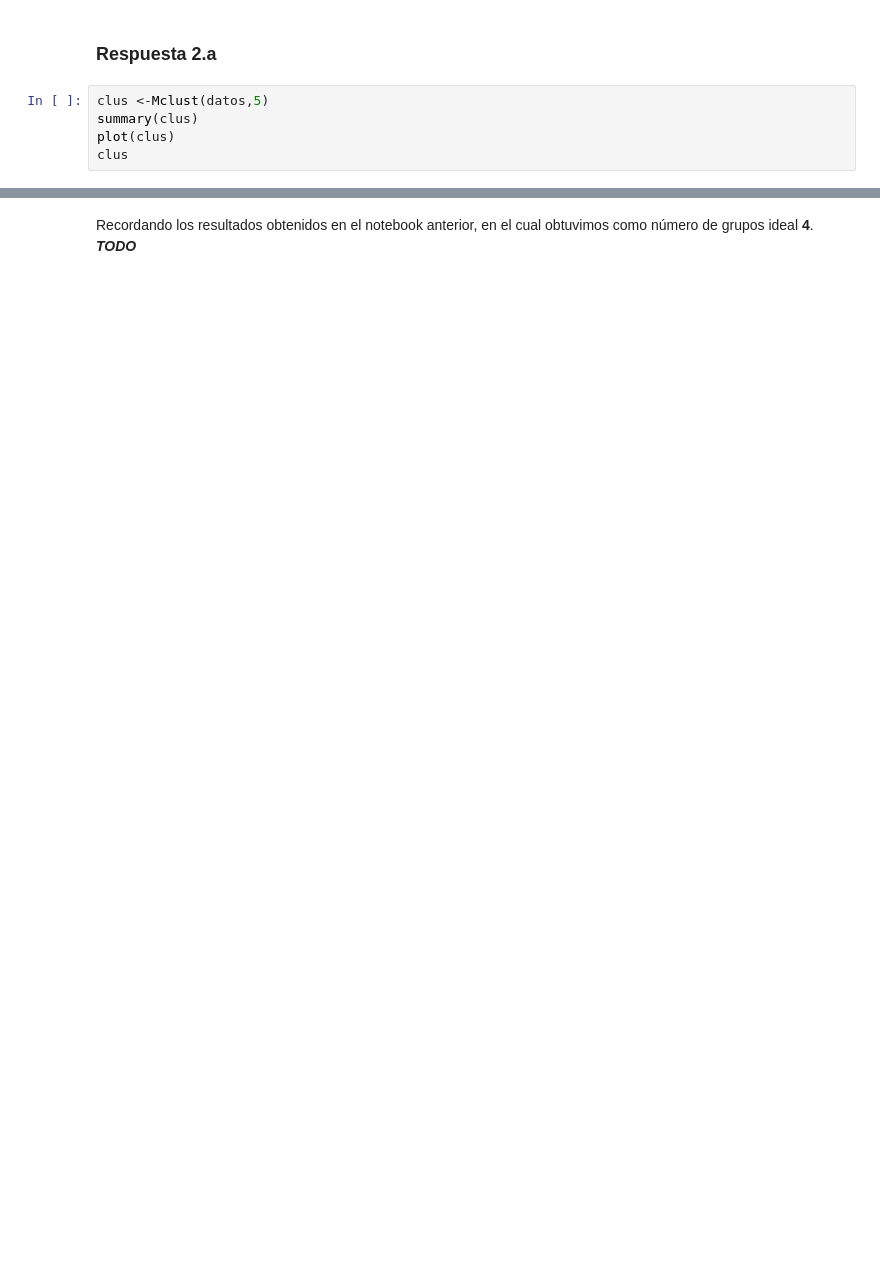
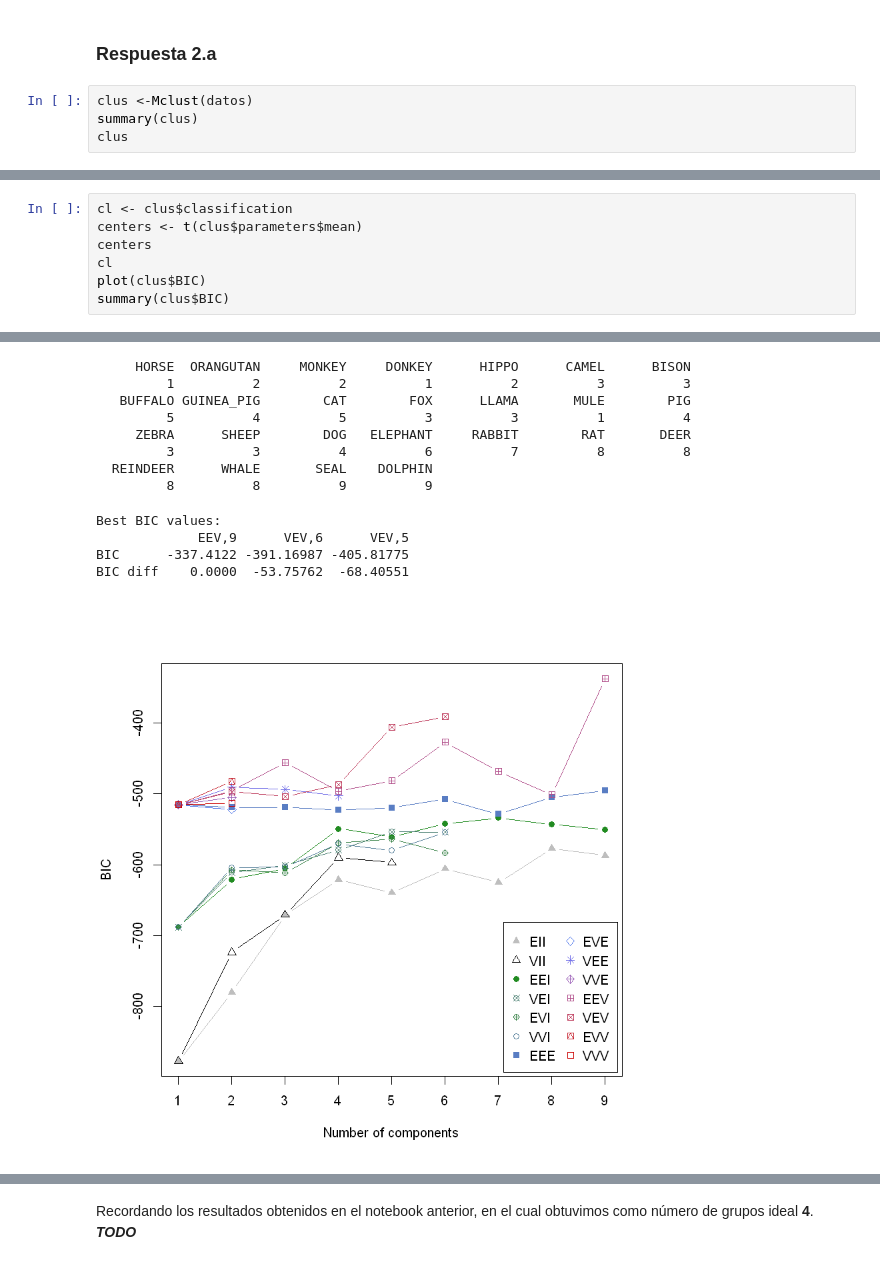
Before and after one commit to ReinaldoBustamante/Analisis-de-datos, a Jupyter notebook: GMM/Clustering_Notebook2.ipynb, the cells around one changed output, grey strips where cells are left out. Drawn from its saved outputs; the diff is of its cells as text; blank space fills up the shorter version.

```diff
--- a/GMM/Clustering_Notebook2.ipynb
+++ b/GMM/Clustering_Notebook2.ipynb
@@ -167,9 +164,8 @@ b) Discuta y compare  sus resultados con aquellos obtenidos con k-means
 # %% [markdown]
 ### Respuesta 2.a
 # %%
-clus <-Mclust(datos,5)
+clus <-Mclust(datos)
 summary(clus)
-plot(clus)
 clus
 # %% [output]
 ----------------------------------------------------
@@ -197,0 +190,8 @@ Available components:
+# %%
+cl <- clus$classification
+centers <- t(clus$parameters$mean)
+centers
+cl
+plot(clus$BIC)
+summary(clus$BIC)
+# %% [output]
@@ -197,0 +208,13 @@ Available components:
+     HORSE  ORANGUTAN     MONKEY     DONKEY      HIPPO      CAMEL      BISON
+         1          2          2          1          2          3          3
+   BUFFALO GUINEA_PIG        CAT        FOX      LLAMA       MULE        PIG
+         5          4          5          3          3          1          4
+     ZEBRA      SHEEP        DOG   ELEPHANT     RABBIT        RAT       DEER
+         3          3          4          6          7          8          8
+  REINDEER      WHALE       SEAL    DOLPHIN
+         8          8          9          9
+Best BIC values:
+             EEV,9      VEV,6      VEV,5
+BIC      -337.4122 -391.16987 -405.81775
+BIC diff    0.0000  -53.75762  -68.40551
+[figure, added]
```
Also changed, not shown: parts of 9 cells of this notebook, 2 other files.
